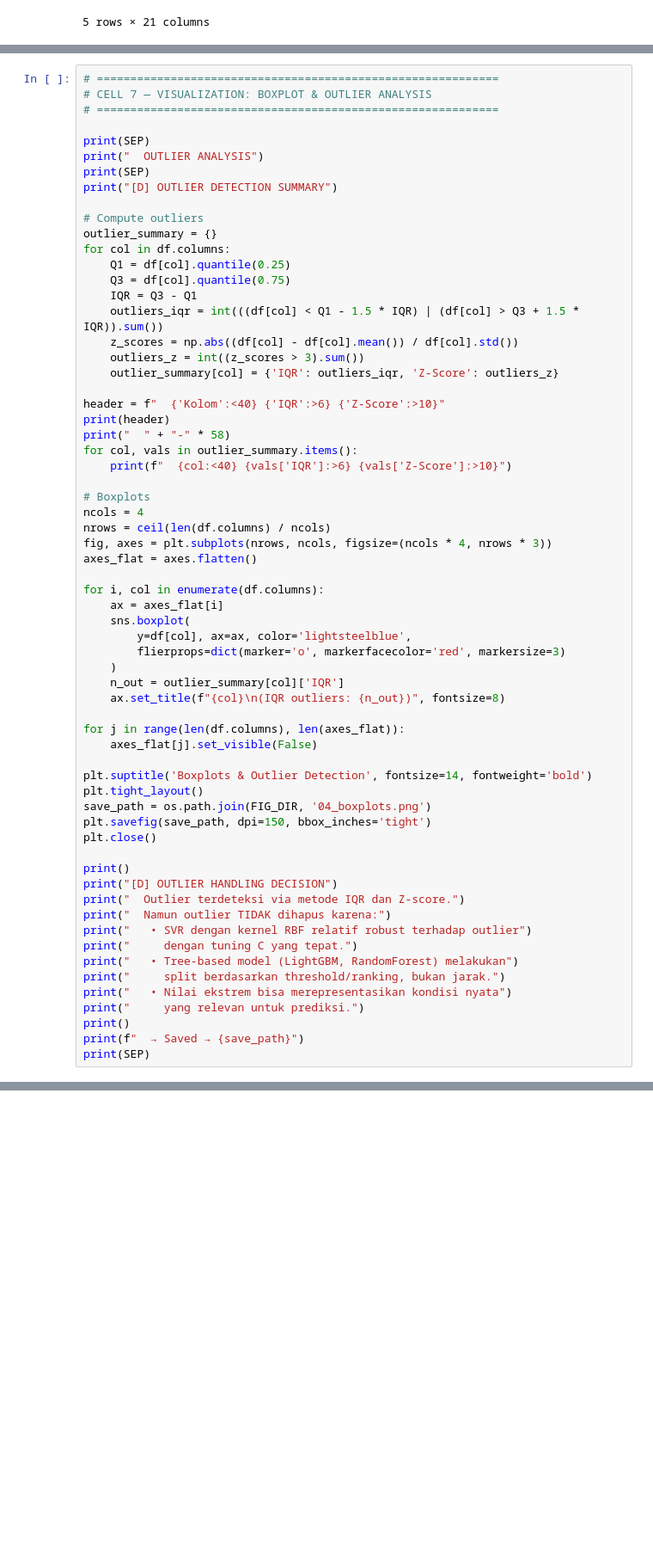
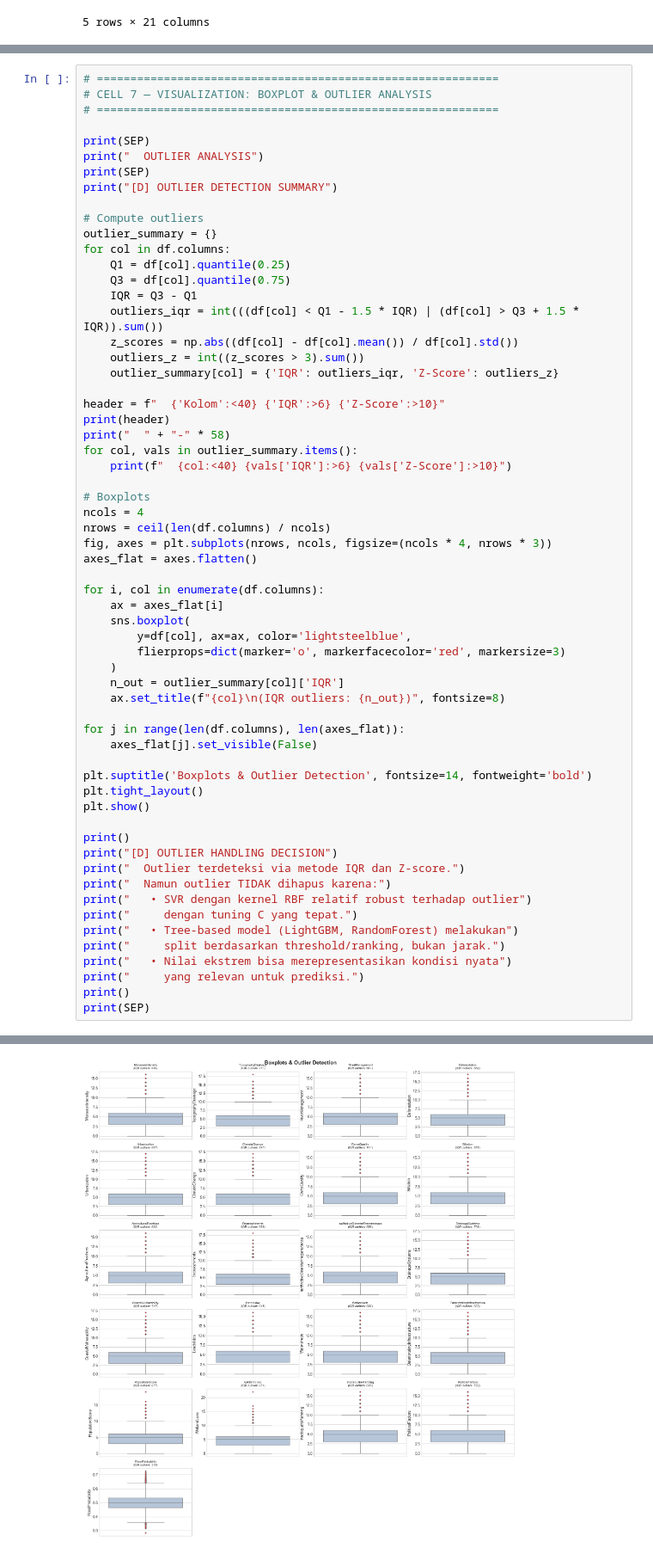
Before and after one commit to egyw/fit-competition, a Jupyter notebook: Jupyter Kumpul/notebook.ipynb, the cells around one changed output, grey strips where cells are left out. Shown at 86% size. Drawn from its saved outputs; the diff is of its cells as text; blank space fills up the shorter version.

```diff
--- a/Jupyter Kumpul/notebook.ipynb
+++ b/Jupyter Kumpul/notebook.ipynb
@@ -384,9 +390,7 @@ for j in range(len(df.columns), len(axes_flat)):
 
 plt.suptitle('Boxplots & Outlier Detection', fontsize=14, fontweight='bold')
 plt.tight_layout()
-save_path = os.path.join(FIG_DIR, '04_boxplots.png')
-plt.savefig(save_path, dpi=150, bbox_inches='tight')
-plt.close()
+plt.show()
 
 print()
 print("[D] OUTLIER HANDLING DECISION")
@@ -399,7 +403,6 @@ print("     split berdasarkan threshold/ranking, bukan jarak.")
 print("   • Nilai ekstrem bisa merepresentasikan kondisi nyata")
 print("     yang relevan untuk prediksi.")
 print()
-print(f"  → Saved → {save_path}")
 print(SEP)
 # %% [output]
 ==============================================================
@@ -421,0 +425 @@ print(SEP)
+[figure, added]
```
Also changed, not shown: parts of 15 cells of this notebook.
